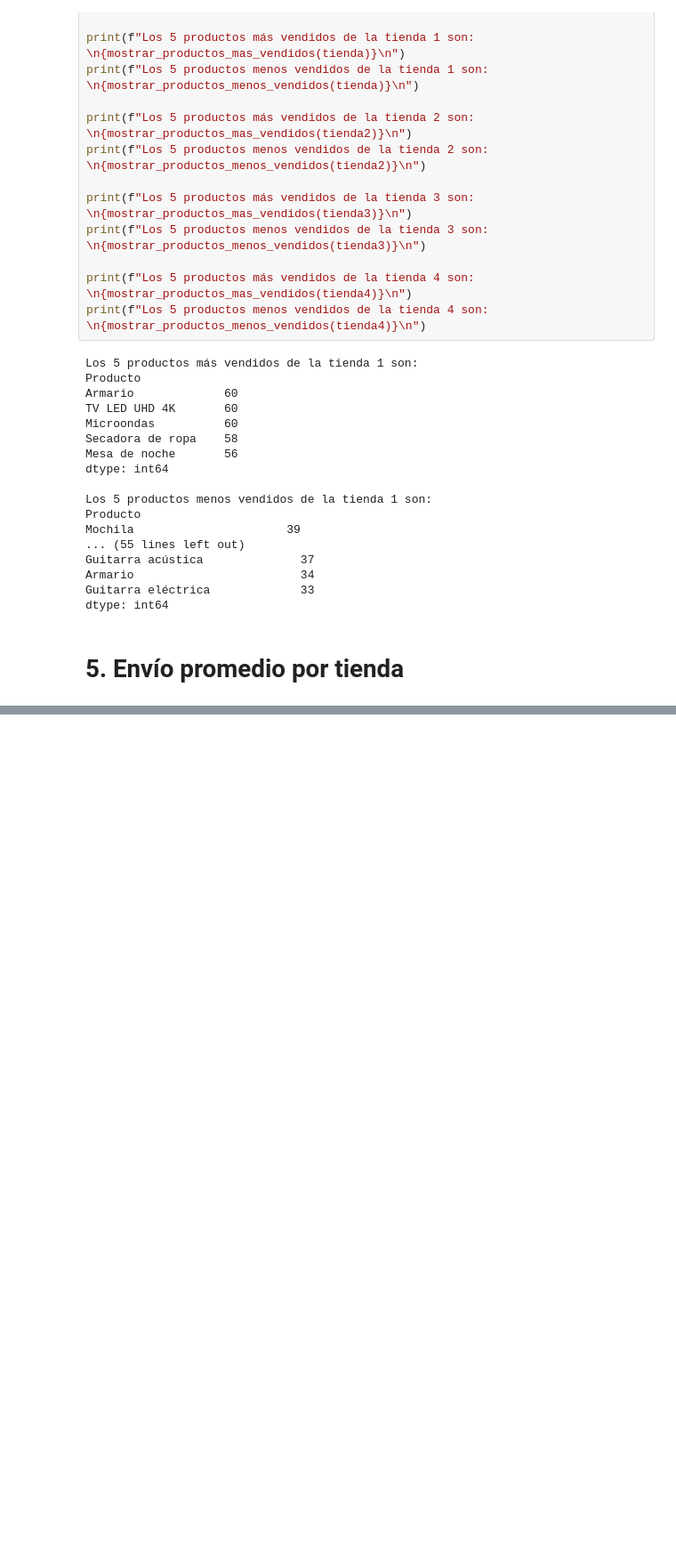
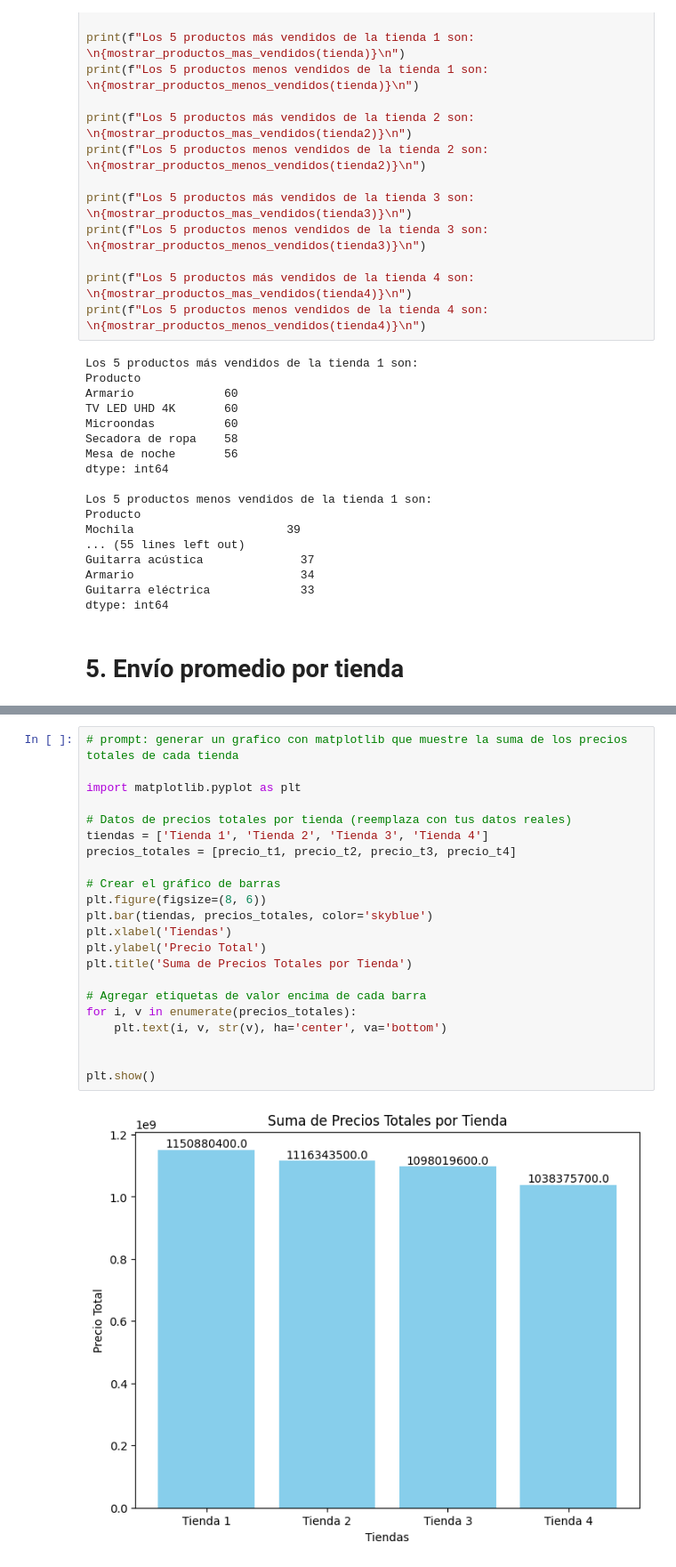
Before and after one commit to RobertAVH/desafio_allura_01, a Jupyter notebook: AluraStoreLatam.ipynb, the cells around one changed output, grey strips where cells are left out. Shown: that part at 89% size. Drawn from its saved outputs; the diff is of its cells as text; blank space fills up the shorter version.

```diff
--- a/AluraStoreLatam.ipynb
+++ b/AluraStoreLatam.ipynb
@@ -126,0 +140,24 @@ dtype: int64
+# %%
+# prompt: generar un grafico con matplotlib que muestre la suma de los precios totales de cada tienda
+
+import matplotlib.pyplot as plt
+
+# Datos de precios totales por tienda (reemplaza con tus datos reales)
+tiendas = ['Tienda 1', 'Tienda 2', 'Tienda 3', 'Tienda 4']
+precios_totales = [precio_t1, precio_t2, precio_t3, precio_t4]
+
+# Crear el gráfico de barras
+plt.figure(figsize=(8, 6))
+plt.bar(tiendas, precios_totales, color='skyblue')
+plt.xlabel('Tiendas')
+plt.ylabel('Precio Total')
+plt.title('Suma de Precios Totales por Tienda')
+
+# Agregar etiquetas de valor encima de cada barra
+for i, v in enumerate(precios_totales):
+    plt.text(i, v, str(v), ha='center', va='bottom')
+
+
+plt.show()
+# %% [output]
+[figure, added]
```
Also changed, not shown: parts of 4 cells of this notebook.
